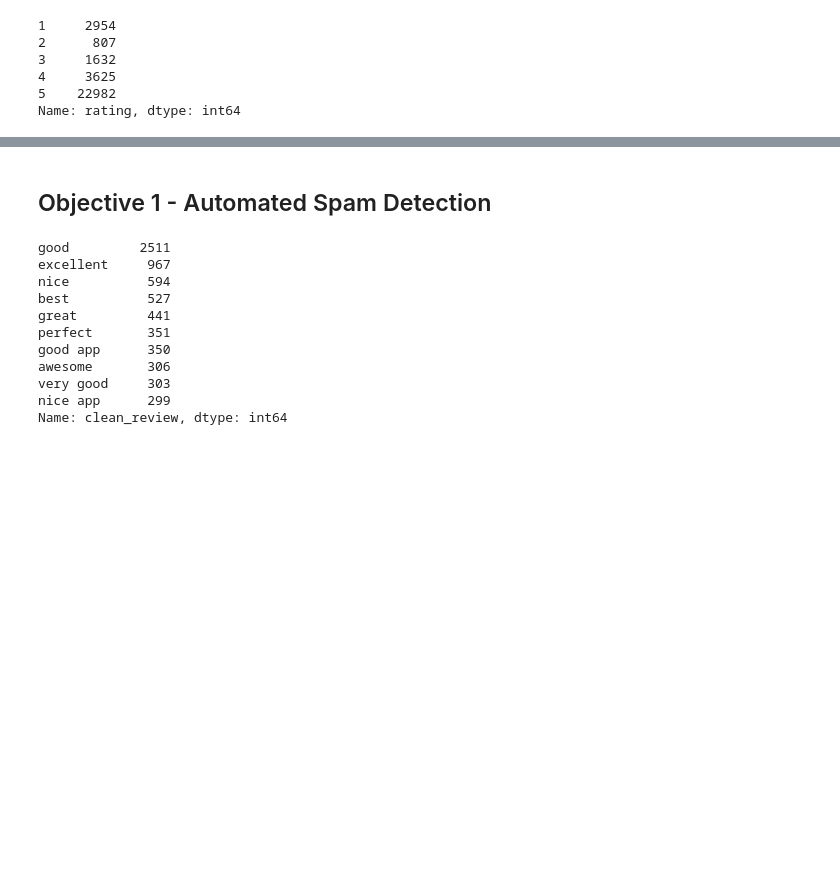
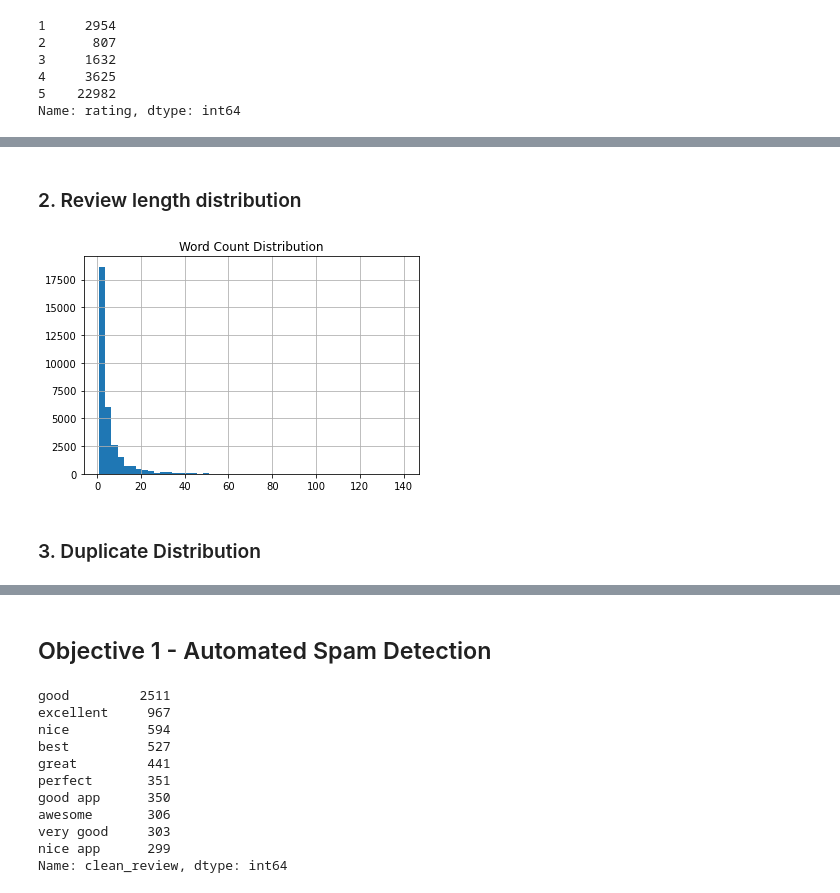
Before and after one commit to WanjikuKahoro/Safaricom-Suspicious-Review-Detection-Using-Machine-Learning, a Jupyter notebook: Emma.ipynb, the cells around one changed output, grey strips where cells are left out. Saved outputs shown, nothing was run; the diff lists cells and outputs as text; code cells hidden in the pictures; blank space fills up the shorter version.

```diff
--- a/Emma.ipynb
+++ b/Emma.ipynb
@@ -201,0 +271,8 @@ Invalid dates: 0
+# %% [markdown]
+### 2. Review length distribution
+# %%
+df["word_count"].hist(bins=50)
+plt.title("Word Count Distribution")
+plt.show()
+# %% [output]
+[figure, added]
@@ -201,0 +281,2 @@ Invalid dates: 0
+# %% [markdown]
+### 3. Duplicate Distribution
```
Also changed, not shown: parts of 52 cells of this notebook.
